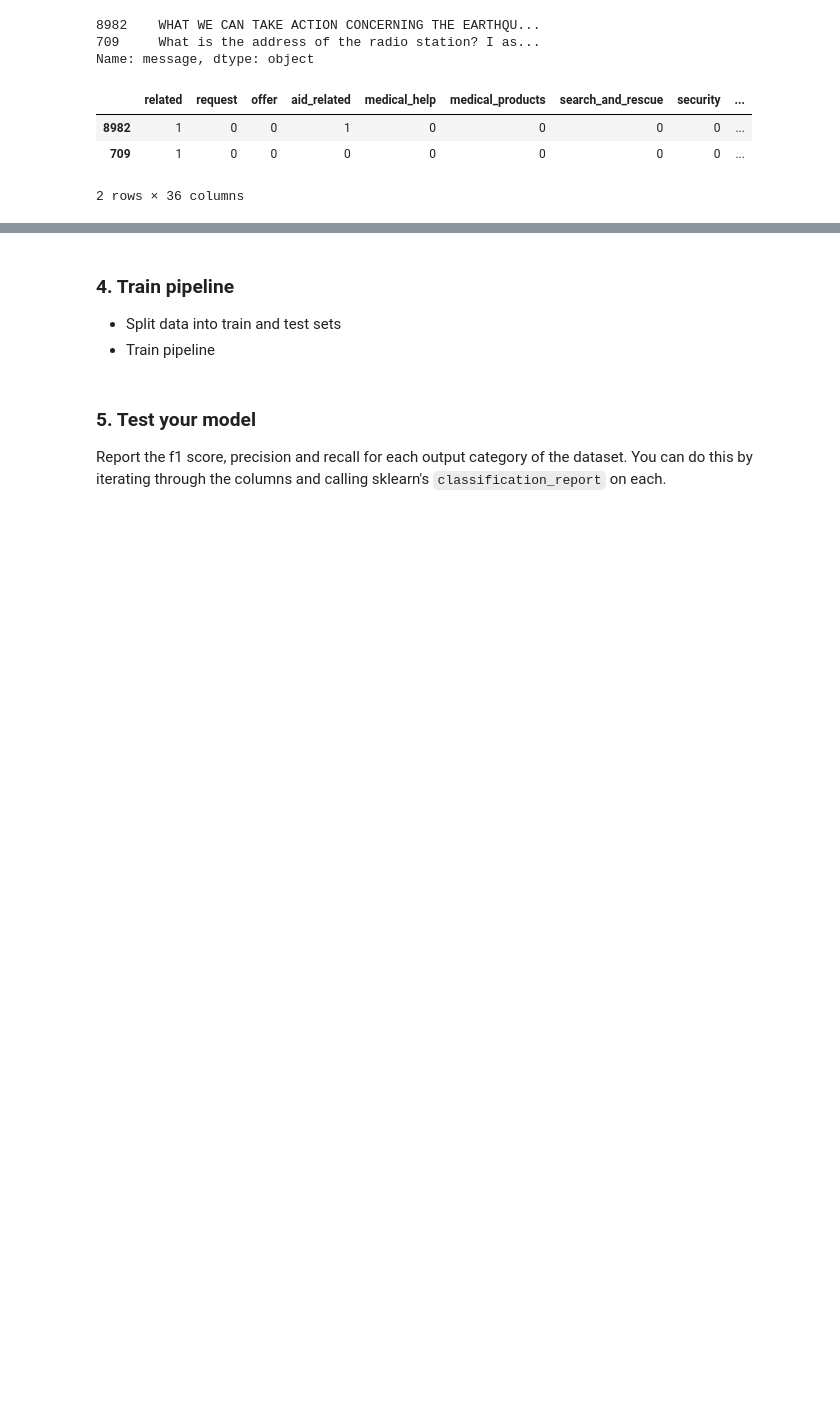
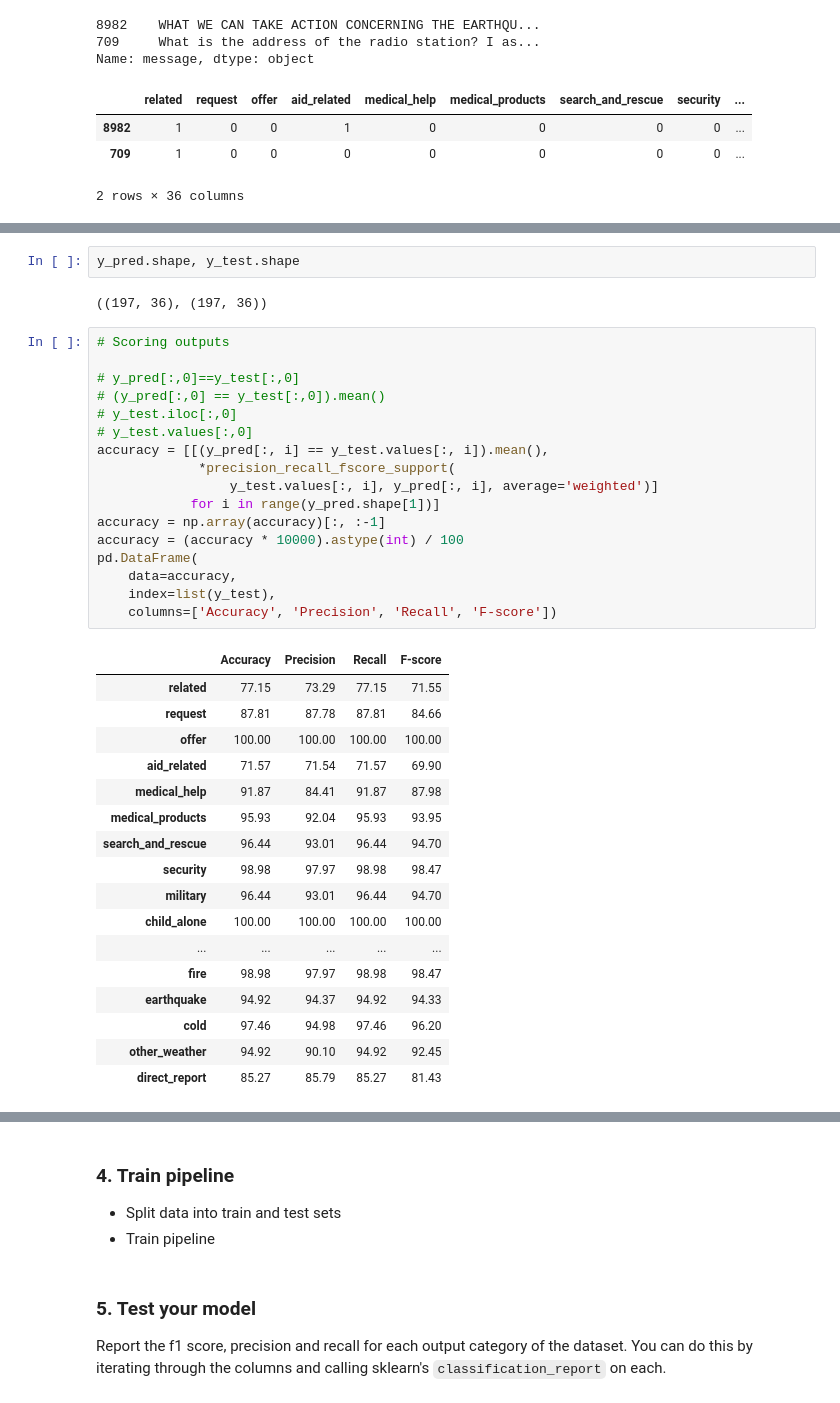
Before and after one commit to drnesr/DisasterResponsePipelines, a Jupyter notebook: Stage1/ML Pipeline Preparation.ipynb, the cells around one changed output, grey strips where cells are left out. Cells and saved outputs as stored; diff of their text form; blank space fills up the shorter version.

Commit message:
Completed a normal round of multi-output ML with all needed scoring

```diff
--- a/Stage1/ML Pipeline Preparation.ipynb
+++ b/Stage1/ML Pipeline Preparation.ipynb
@@ -192,0 +238,39 @@ Name: message, dtype: object
+# %%
+y_pred.shape, y_test.shape
+# %% [output]
+((197, 36), (197, 36))
+# %%
+# Scoring outputs
+
+# y_pred[:,0]==y_test[:,0]
+# (y_pred[:,0] == y_test[:,0]).mean()
+# y_test.iloc[:,0]
+# y_test.values[:,0]
+accuracy = [[(y_pred[:, i] == y_test.values[:, i]).mean(),
+             *precision_recall_fscore_support(
+                 y_test.values[:, i], y_pred[:, i], average='weighted')]
+            for i in range(y_pred.shape[1])]
+accuracy = np.array(accuracy)[:, :-1]
+accuracy = (accuracy * 10000).astype(int) / 100
+pd.DataFrame(
+    data=accuracy,
+    index=list(y_test),
+    columns=['Accuracy', 'Precision', 'Recall', 'F-score'])
+# %% [output]
+|  | Accuracy | Precision | Recall | F-score |
+| related | 77.15 | 73.29 | 77.15 | 71.55 |
+| request | 87.81 | 87.78 | 87.81 | 84.66 |
+| offer | 100.00 | 100.00 | 100.00 | 100.00 |
+| aid_related | 71.57 | 71.54 | 71.57 | 69.90 |
+| medical_help | 91.87 | 84.41 | 91.87 | 87.98 |
+| medical_products | 95.93 | 92.04 | 95.93 | 93.95 |
+| search_and_rescue | 96.44 | 93.01 | 96.44 | 94.70 |
+| security | 98.98 | 97.97 | 98.98 | 98.47 |
+| military | 96.44 | 93.01 | 96.44 | 94.70 |
+| child_alone | 100.00 | 100.00 | 100.00 | 100.00 |
+| ... | ... | ... | ... | ... |
+| fire | 98.98 | 97.97 | 98.98 | 98.47 |
+| earthquake | 94.92 | 94.37 | 94.92 | 94.33 |
+| cold | 97.46 | 94.98 | 97.46 | 96.20 |
+| other_weather | 94.92 | 90.10 | 94.92 | 92.45 |
+| direct_report | 85.27 | 85.79 | 85.27 | 81.43 |
```
Also changed, not shown: parts of 5 cells of this notebook.
